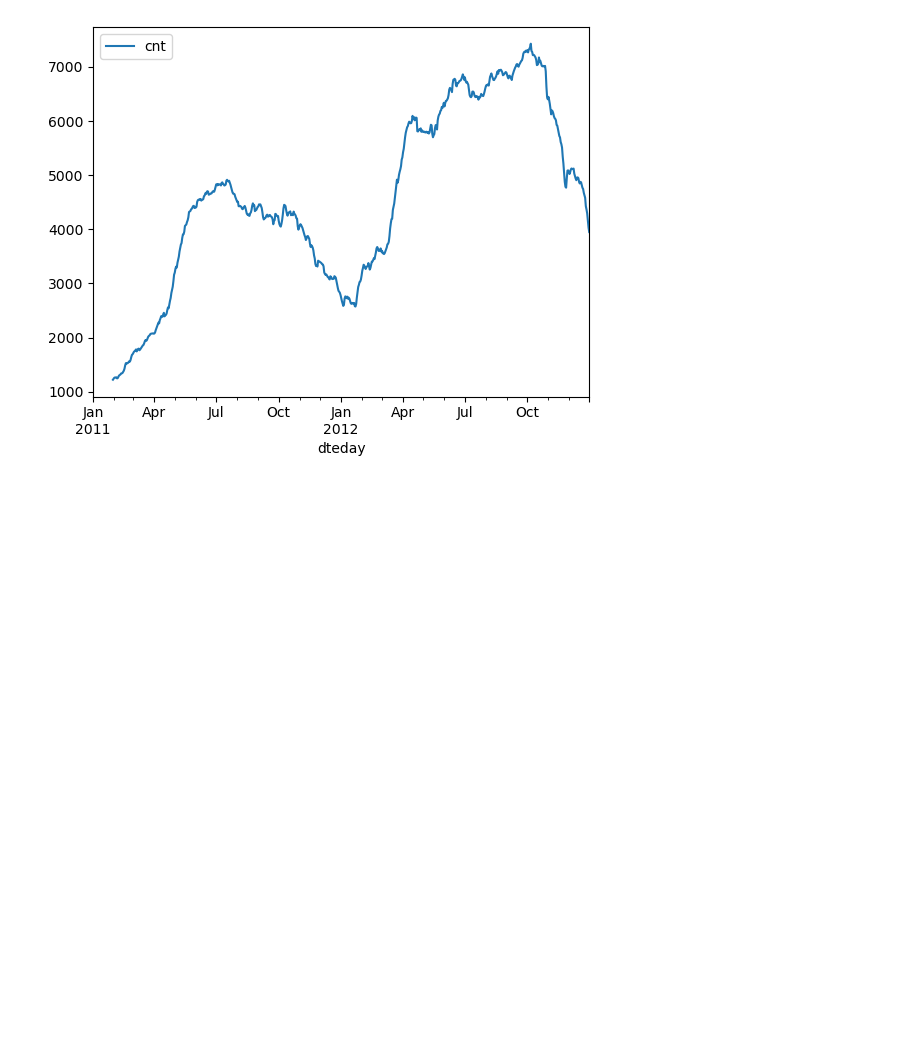
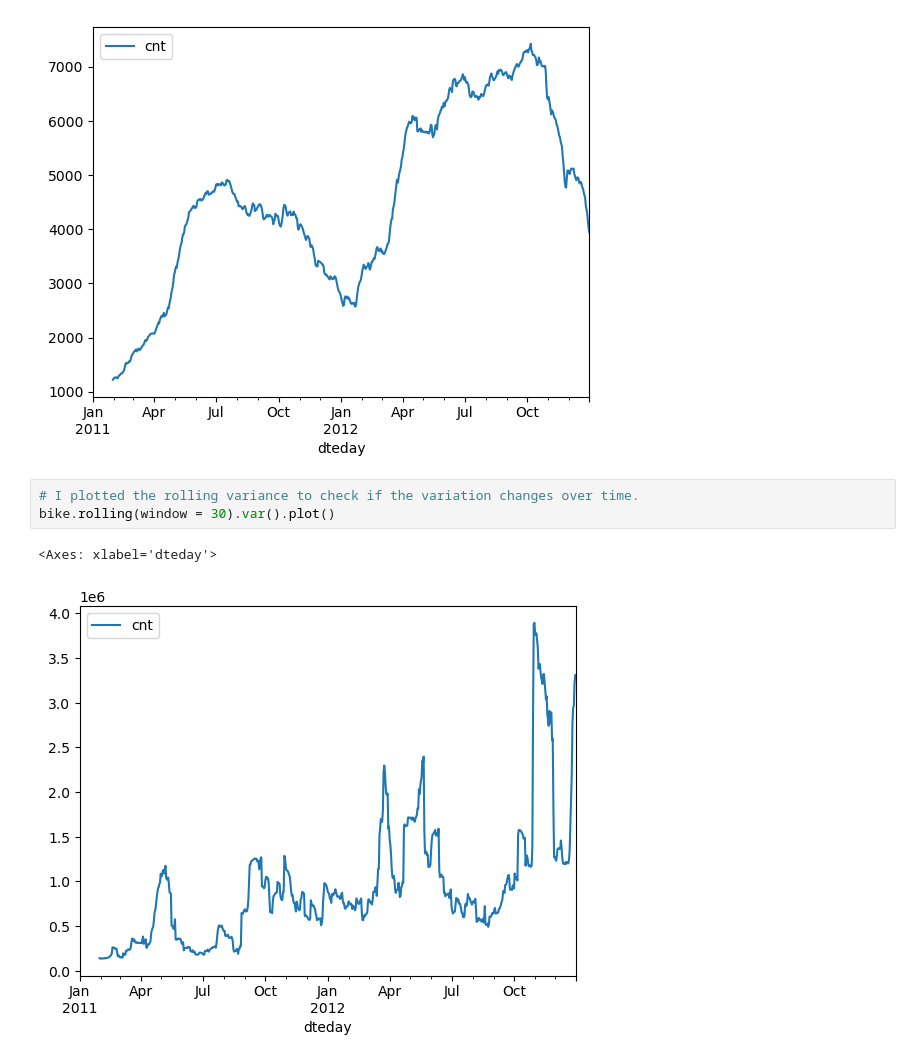
Before and after one commit to 2026150-hash/machine-learning-for-business-CA1, a Jupyter notebook: machine_learning_ca1.ipynb, the cells around one changed output. Saved outputs shown, nothing was run; the diff lists cells and outputs as text; blank space fills up the shorter version.

```diff
--- a/machine_learning_ca1.ipynb
+++ b/machine_learning_ca1.ipynb
@@ -533,3 +535,9 @@ bike.rolling(window = 30).mean().plot()
 # %% [output]
 <Axes: xlabel='dteday'>
 [figure]
+# %%
+# I plotted the rolling variance to check if the variation changes over time.
+bike.rolling(window = 30).var().plot()
+# %% [output]
+<Axes: xlabel='dteday'>
+[figure, added]
```
Also changed, not shown: parts of 6 cells of this notebook.
